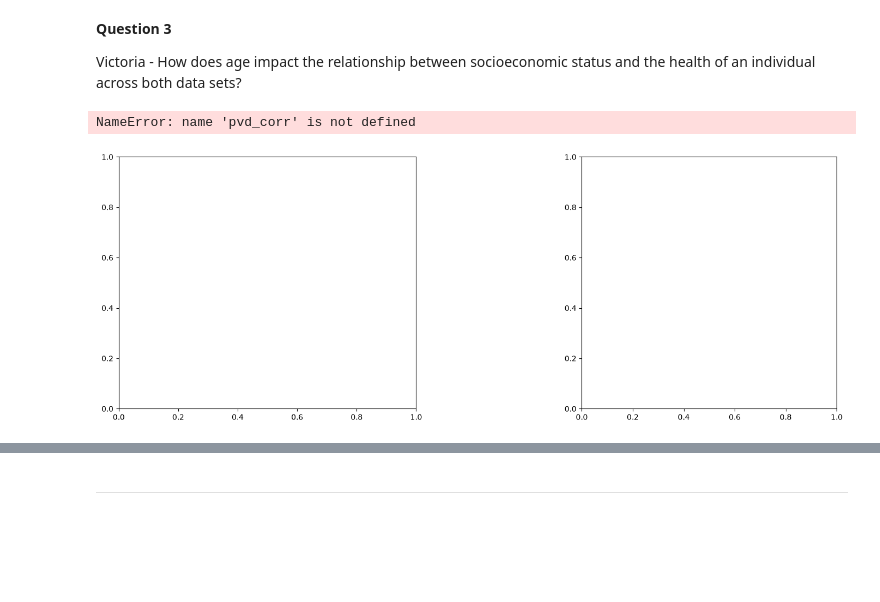
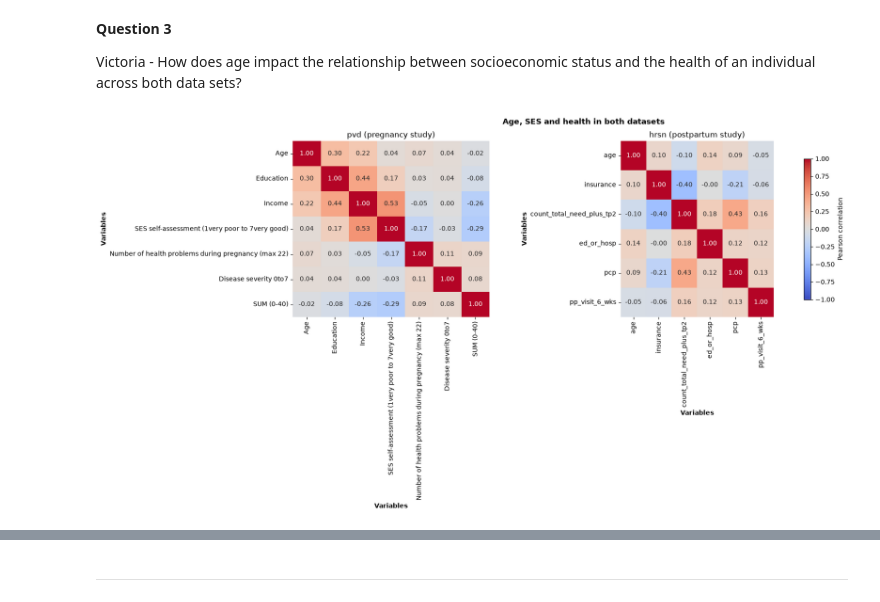
Before and after one commit to vgemoetsjohnson-sketch/FDS2-F26-FinalProject-Group2, a Jupyter notebook: proposal.ipynb, the cells around one changed output, grey strips where cells are left out. Cells and saved outputs as stored; diff of their text form; code cells hidden in the pictures; blank space fills up the shorter version.

```diff
--- a/proposal.ipynb
+++ b/proposal.ipynb
@@ -202,54 +202,35 @@ plt.show()
 
 Victoria - How does age impact the relationship between socioeconomic status and the health of an individual across both data sets?
 # %%
-import pandas as pd
 import seaborn as sns
 import matplotlib.pyplot as plt
 
+pvd_cols = ['Age','Education','Income','SES self-assessment (1very poor to 7very good)','Number of health problems during pregnancy (max 22)','Disease severity 0to7','SUM (0-40)',]
+
+pvd = pvd.rename(columns={
+    'Income (1 - below 600, 2 - 600 - 1000, 3- 1000 - 1500, 4 - 1500 - 2000, 5 - 2000 - 3000, 6 - 3000 - 4000, 7 - 4000 - 6000, 8 - over 6000 PLN)': 'Income'})
+
+hrsn_cols = ['age', 'insurance', 'count_total_need_plus_tp2', 'ed_or_hosp', 'pcp', 'pp_visit_6_wks']
+
+# correlation
+pvd_cols = pvd[pvd_cols].apply(pd.to_numeric, errors='coerce')
+pvd_corr = pvd_cols.corr()
+
+hrsn_cols = hrsn[hrsn_cols].apply(pd.to_numeric, errors='coerce')
+hrsn_corr = hrsn_cols.corr()
+
 # heat map
-fig, axes = plt.subplots(1, 2,
-    figsize=(17, 6),
-    gridspec_kw={'width_ratios': [7, 6], 'wspace': 0.6})
-
-for ax, corr, title in zip(
-    axes,
-    [pvd_corr, hrsn_corr],
-    ['pvd (pregnancy study)', 'hrsn (postpartum study)']):
-    sns.heatmap(
-        corr,
-        annot=True,
-        fmt='.2f',
-        cmap='coolwarm',
-        vmin=-1,
-        vmax=1,
-        ax=ax,
-        cbar=False)
-
-
-    ax.set_title(title, fontweight='bold')
+fig, axes = plt.subplots(1, 2, figsize=(17, 5), gridspec_kw={'width_ratios': [9, 7,], 'wspace': 0.75})
+for ax, corr, title in zip(axes, [pvd_corr, hrsn_corr], ['pvd (pregnancy study)', 'hrsn (postpartum study)']):
+    sns.heatmap(corr, annot=True, fmt='.2f', cmap='coolwarm', vmin=-1, vmax=1, ax=ax, cbar=False)
+    ax.set_title(title)
     ax.set_xlabel('Variables', fontweight='bold')
     ax.set_ylabel('Variables', fontweight='bold')
-
-
-    plt.setp(ax.get_xticklabels(), fontweight='bold')
-    plt.setp(ax.get_yticklabels(), fontweight='bold')
-
-
-fig.colorbar(
-    axes[1].collections[0],
-    ax=axes,
-    label='correlation',
-    shrink=0.8)
-
-fig.suptitle(
-    'Age, SES and health in both datasets',
-    fontweight='bold',
-    fontsize=14)
-
+fig.colorbar(axes[1].collections[0], ax=axes, label='Pearson correlation', shrink=0.8)
+fig.suptitle('Age, SES and health in both datasets', fontweight='bold')
 plt.show()
 # %% [output]
-NameError: name 'pvd_corr' is not defined
-[figure, old version]
+[figure, new version]
 # %% [markdown]
 I hypothesize that lower SES will be associated with worse health outcomes and that this relationship will be stronger among older participants than younger participants. To investigate this, I will first prepare and describe the data by examining relevant variables, missing values, variable types, and descriptive statistics for age, SES, and health outcomes. I will then define SES and health separately for each dataset, using indicators such as education, income, self-assessed SES, disease severity, social needs, and postpartum health measures where available. For now, heat maps will give an overview of how age, SES and health outcomes relate. In this heatmap above, I can tell how the relationship between age, socioeconomic status, and health across the two datasets interacts and if it would even be useful to look at I will also utilize other plots like scatter plots and violin plots to make more observations of these connections and namely to examine how SES and health vary across age groups before testing whether age changes the relationship between SES and health. I will also examine whether the findings change when using different SES indicators or health outcomes and compare the general patterns across the two datasets while accounting for differences in their populations and measurements.
 
```
Also changed, not shown: parts of 1 cell of this notebook, 2 other files.
